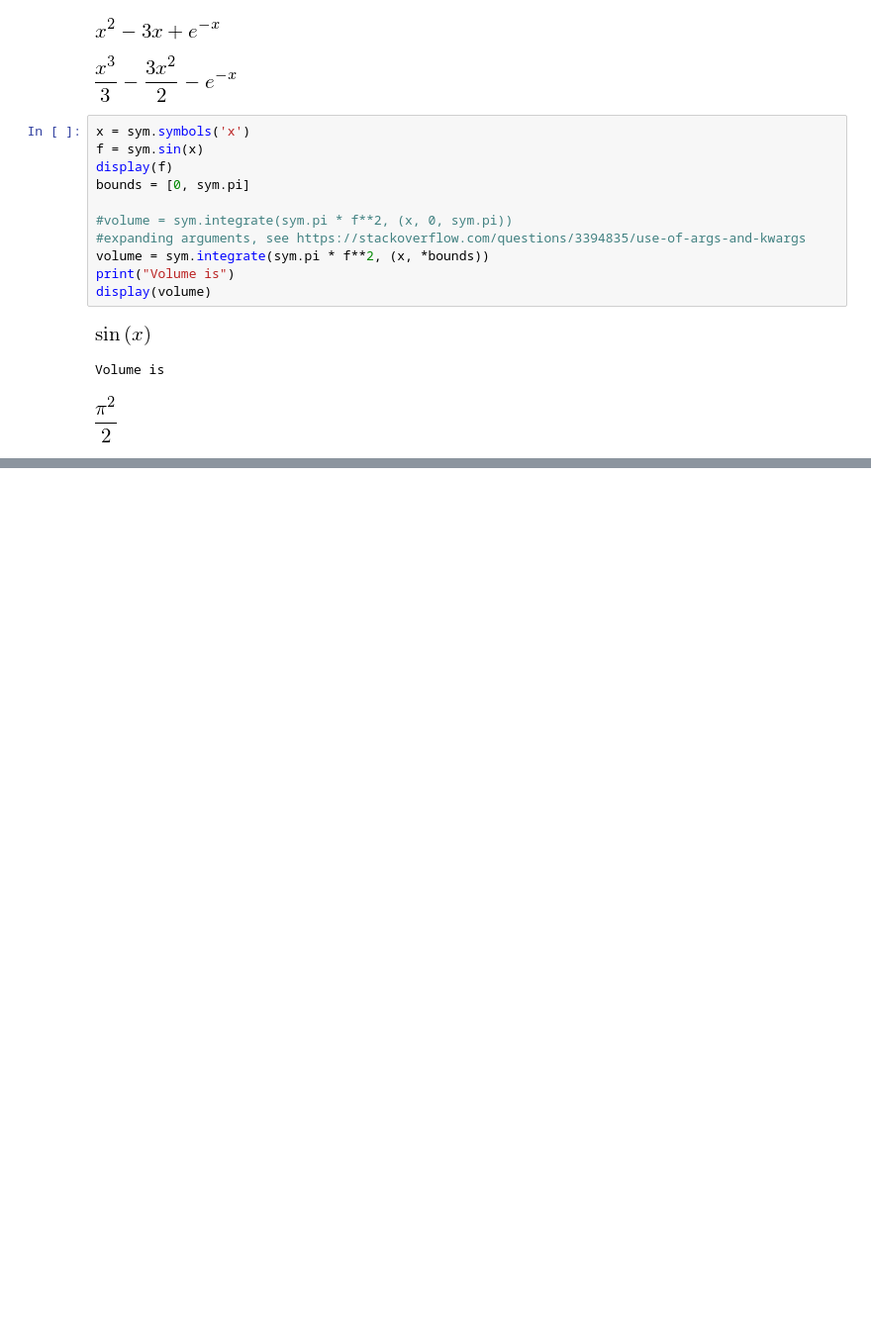
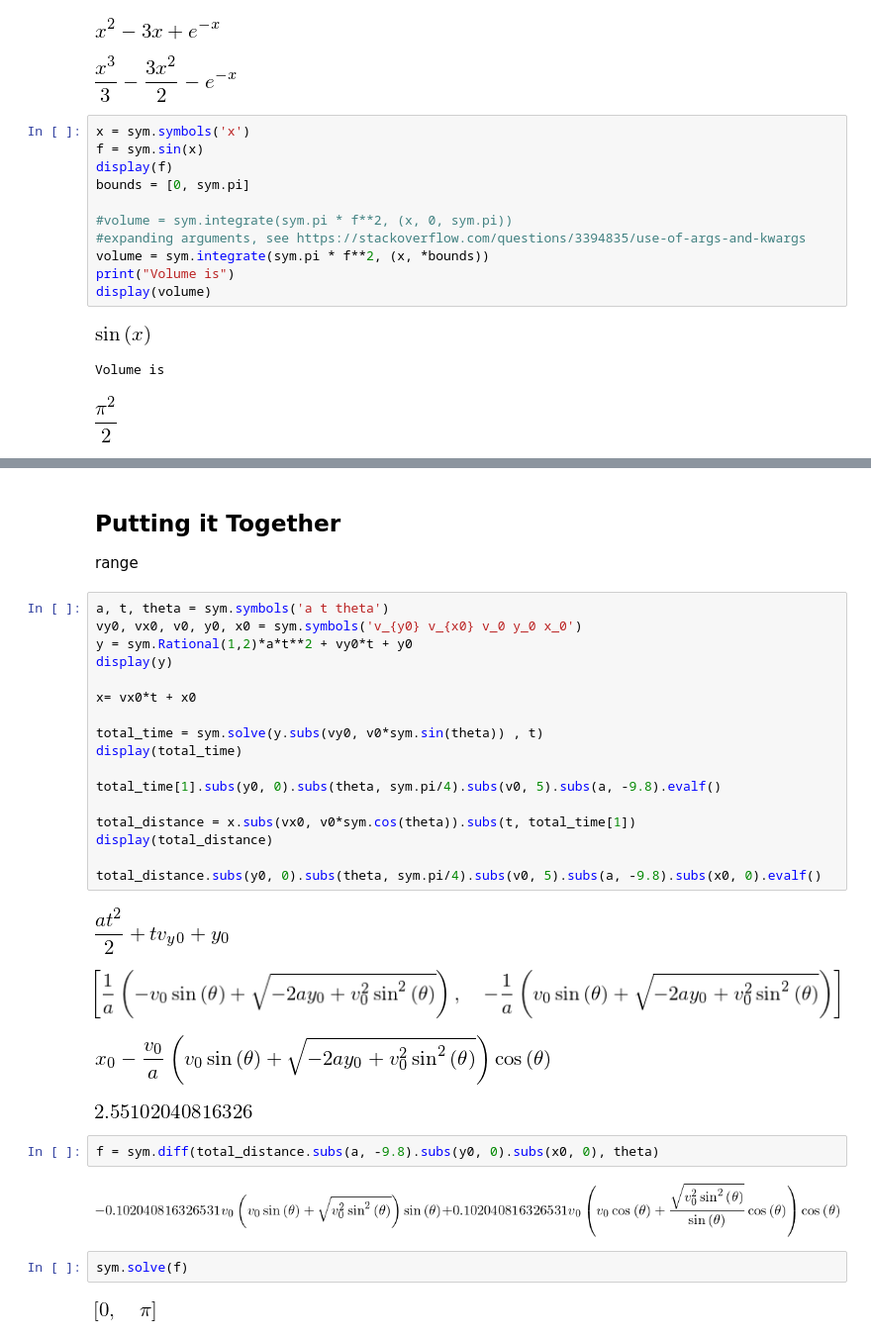
Before and after one commit to CodyEthanJordan/TutorialNotebooks, a Jupyter notebook: Basics of Symbolic Computing.ipynb, the cells around one changed output, grey strips where cells are left out. Shown at 99% size. Cells and saved outputs as stored; diff of their text form; blank space fills up the shorter version.

```diff
--- a/Basics of Symbolic Computing.ipynb
+++ b/Basics of Symbolic Computing.ipynb
@@ -73,0 +95,34 @@ LaTeX
+# %% [markdown]
+## Putting it Together
+
+range
+# %%
+a, t, theta = sym.symbols('a t theta')
+vy0, vx0, v0, y0, x0 = sym.symbols('v_{y0} v_{x0} v_0 y_0 x_0')
+y = sym.Rational(1,2)*a*t**2 + vy0*t + y0
+display(y)
+
+x= vx0*t + x0
+
+total_time = sym.solve(y.subs(vy0, v0*sym.sin(theta)) , t)
+display(total_time)
+
+total_time[1].subs(y0, 0).subs(theta, sym.pi/4).subs(v0, 5).subs(a, -9.8).evalf()
+
+total_distance = x.subs(vx0, v0*sym.cos(theta)).subs(t, total_time[1])
+display(total_distance)
+
+total_distance.subs(y0, 0).subs(theta, sym.pi/4).subs(v0, 5).subs(a, -9.8).subs(x0, 0).evalf()
+# %% [output]
+[figure, added]
+[figure, added]
+[figure, added]
+[figure, added]
+# %%
+f = sym.diff(total_distance.subs(a, -9.8).subs(y0, 0).subs(x0, 0), theta)
+# %% [output]
+[figure, added]
+# %%
+sym.solve(f)
+# %% [output]
+[figure, added]
```
Also changed, not shown: parts of 4 cells of this notebook.
